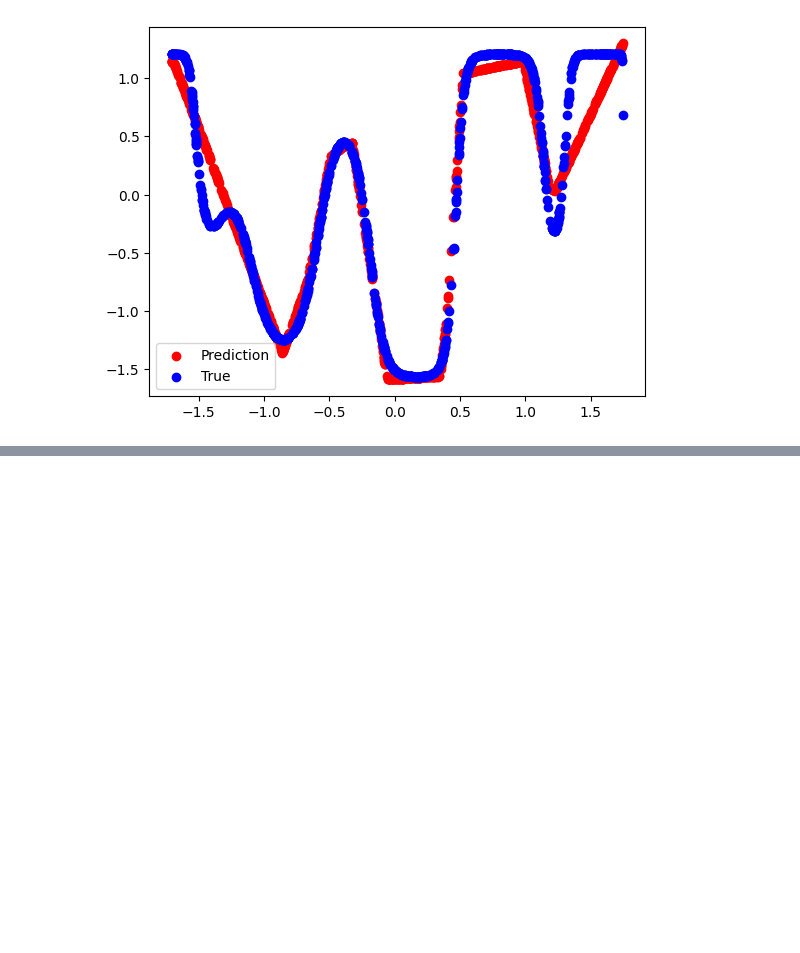
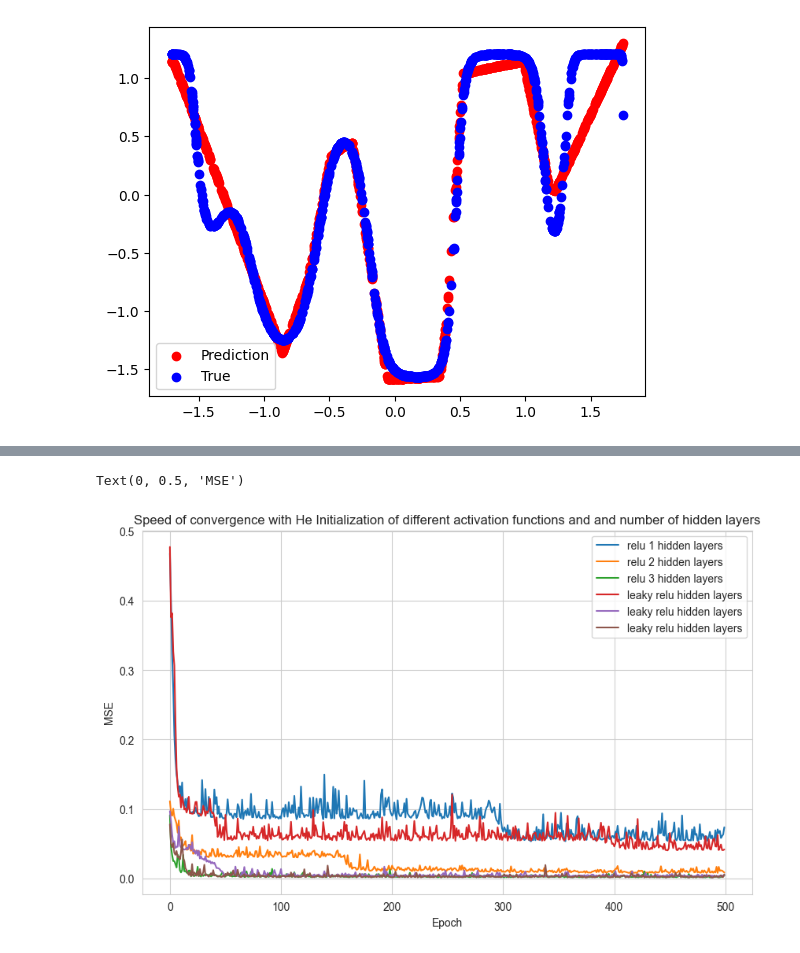
Before and after one commit to nizwant/methods_of_computational_intelligence, a Jupyter notebook: NeuralNetworks/NN5.ipynb, the cells around one changed output, grey strips where cells are left out. Cells and saved outputs as stored; diff of their text form; code cells hidden in the pictures; blank space fills up the shorter version.

```diff
--- a/NeuralNetworks/NN5.ipynb
+++ b/NeuralNetworks/NN5.ipynb
@@ -192,6 +227,14 @@ after_epoch_dict
 # %%
+plt.figure(figsize=(10, 6))
 for key, value in after_epoch_dict.items():
-    key  = key.split("_")
+    key  = key.split("/")
     label = f"{key[1]} {key[2]} hidden layers"
-    if key[0] == "he":
+    if key[0] == "he" and (key[1] == "relu" or key[1] == "leaky"):
         plt.plot(np.mean(value, axis=0), label=label)
+plt.legend()
+plt.title("Speed of convergence with He Initialization of different activation functions and and number of hidden layers")
+plt.xlabel("Epoch")
+plt.ylabel("MSE")
+# %% [output]
+Text(0, 0.5, 'MSE')
+[figure, added]
```
Also changed, not shown: parts of 4 cells of this notebook.
